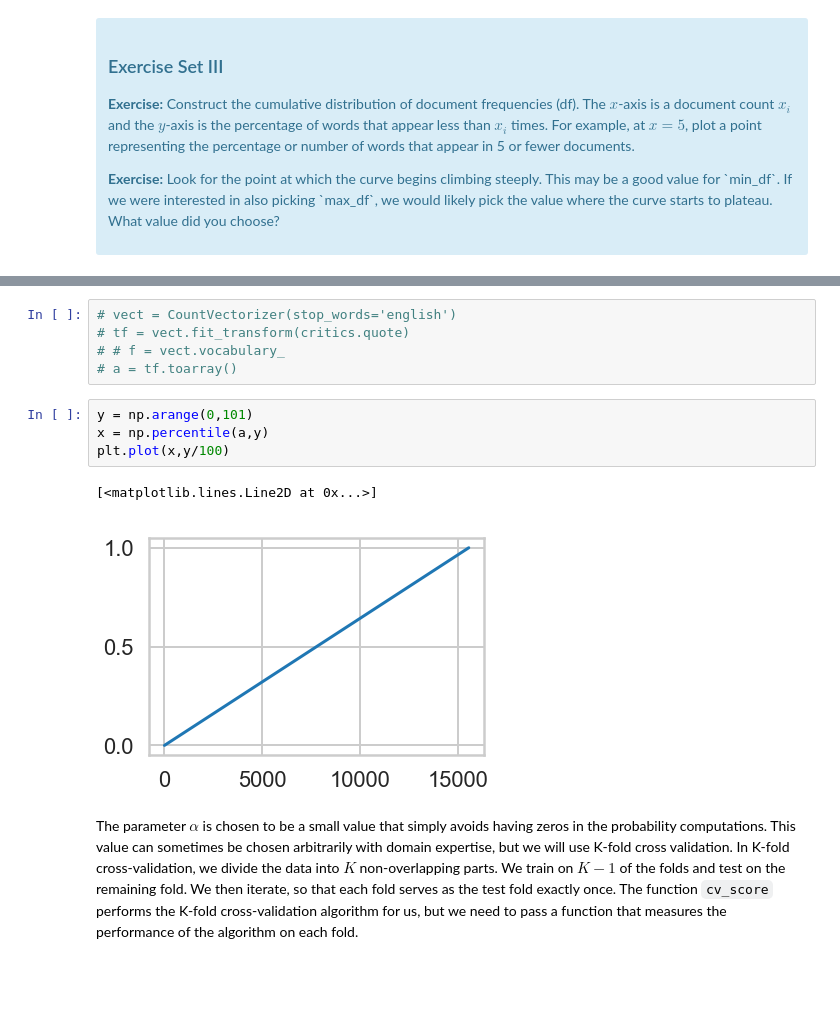
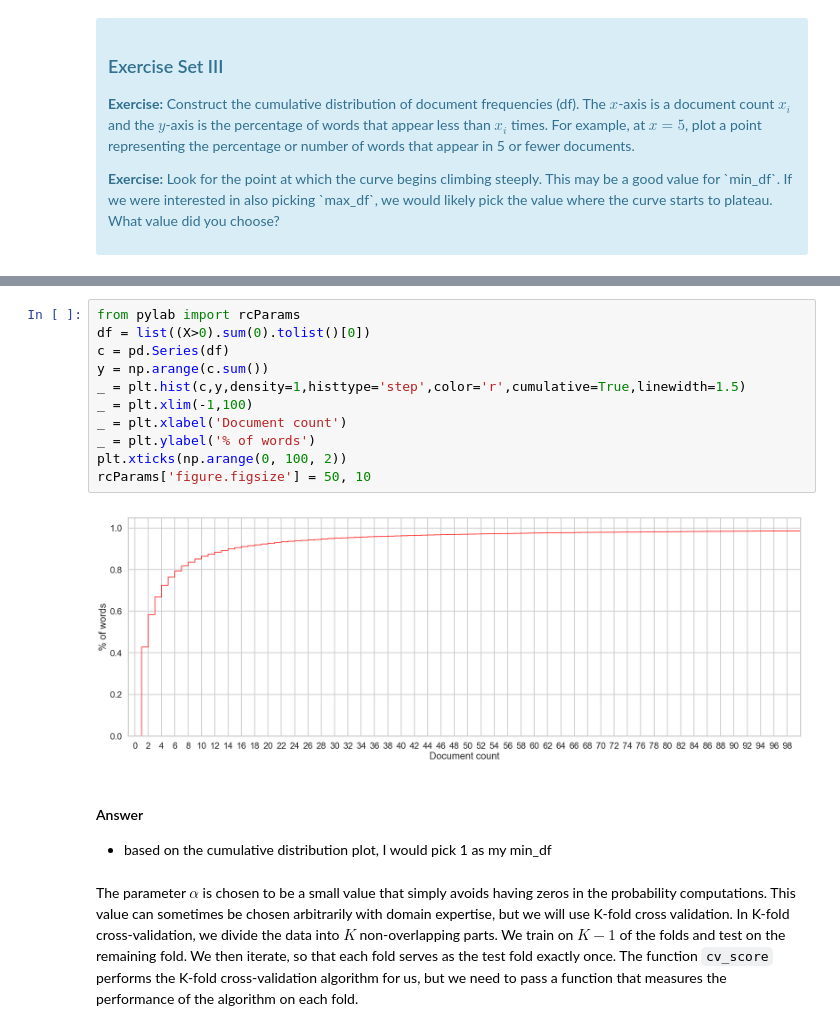
Before and after one commit to EmmS21/Springboard-DSC, a Jupyter notebook: Machine Learning Exercises/naive_bayes/Mini_Project_Naive_Bayes.ipynb, the cells around one changed output, grey strips where cells are left out. Saved outputs shown, nothing was run; the diff lists cells and outputs as text; blank space fills up the shorter version.

Commit message:
capstone visualisation and starting unstructured learning assignment

```diff
--- a/Machine Learning Exercises/naive_bayes/Mini_Project_Naive_Bayes.ipynb
+++ b/Machine Learning Exercises/naive_bayes/Mini_Project_Naive_Bayes.ipynb
@@ -302,15 +290,19 @@ KeyboardInterrupt:
-# %%
-# vect = CountVectorizer(stop_words='english')
-# tf = vect.fit_transform(critics.quote)
-# # f = vect.vocabulary_
-# a = tf.toarray()
-# %%
-y = np.arange(0,101)
-x = np.percentile(a,y)
-plt.plot(x,y/100)
-# %% [output]
-[<matplotlib.lines.Line2D at 0x...>]
-[figure, removed]
+# %%
+from pylab import rcParams
+df = list((X>0).sum(0).tolist()[0])
+c = pd.Series(df)
+y = np.arange(c.sum())
+_ = plt.hist(c,y,density=1,histtype='step',color='r',cumulative=True,linewidth=1.5)
+_ = plt.xlim(-1,100)
+_ = plt.xlabel('Document count')
+_ = plt.ylabel('% of words')
+plt.xticks(np.arange(0, 100, 2))
+rcParams['figure.figsize'] = 50, 10
+# %% [output]
+[figure, added]
+# %% [markdown]
+#### Answer
+- based on the cumulative distribution plot, I would pick 1 as my min_df
 # %% [markdown]
 The parameter $\alpha$ is chosen to be a small value that simply avoids having zeros in the probability computations. This value can sometimes be chosen arbitrarily with domain expertise, but we will use K-fold cross validation. In K-fold cross-validation, we divide the data into $K$ non-overlapping parts. We train on $K-1$ of the folds and test on the remaining fold. We then iterate, so that each fold serves as the test fold exactly once. The function `cv_score` performs the K-fold cross-validation algorithm for us, but we need to pass a function that measures the performance of the algorithm on each fold.
 # %%
```
Also changed, not shown: parts of 28 cells of this notebook, 19 other files.
